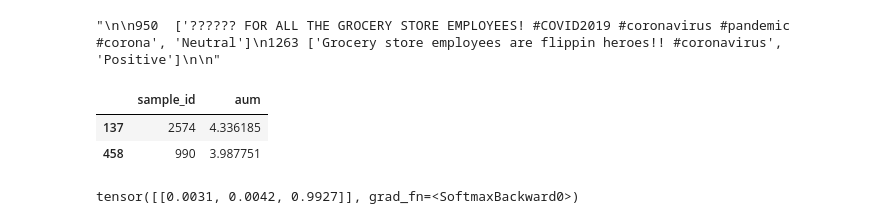
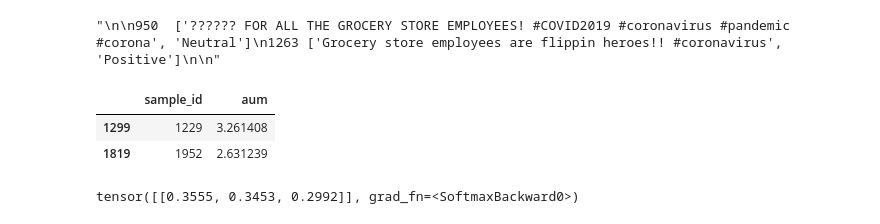
Before and after one commit to sinanuozdemir/oreilly-transformers-nlp-mlops, a Jupyter notebook: notebooks/data_cleaning.ipynb, the cells around one changed output. Cells and saved outputs as stored; diff of their text form; code cells hidden in the pictures.

```diff
--- a/notebooks/data_cleaning.ipynb
+++ b/notebooks/data_cleaning.ipynb
@@ -270,17 +270,17 @@ Highlighting a particular pair
 "\n\n950  ['?????? FOR ALL THE GROCERY STORE EMPLOYEES! #COVID2019 #coronavirus #pandemic #corona', 'Neutral']\n1263 ['Grocery store employees are flippin heroes!! #coronavirus', 'Positive']\n\n"
 # %%
 # AUM says they are both just fine
-aum_values[aum_values['sample_id'].isin((990, 2574))]
+aum_values[aum_values['sample_id'].isin((1229, 1952))]
 # %% [output]
 |  | sample_id | aum |
-| 137 | 2574 | 4.336185 |
-| 458 | 990 | 3.987751 |
+| 1299 | 1229 | 3.261408 |
+| 1819 | 1952 | 2.631239 |
 # %%
-# Our model is VERY confident in it's predictions
+# Our model is not very confident in its predictions
 Softmax()(sequence_classification_model(**bert_tokenizer(
-    clean_tweet('#Scammers are taking advantage of fears surrounding the #Coronavirus. Here are some tips to help you keep the scammers at bay:  https://t.co/fcIYjG2TjC')
+    clean_tweet('ICYMI Police officers handed out rolls of toilet paper at a Sydney supermarket to try to calm shoppers who are panic buying during the epidemic')
 , return_tensors='pt')).logits)
 # %% [output]
-tensor([[0.0031, 0.0042, 0.9927]], grad_fn=<SoftmaxBackward0>)
+tensor([[0.3555, 0.3453, 0.2992]], grad_fn=<SoftmaxBackward0>)
 # %%
 # Our model may be overfitting to particular vocabulary terms making it harder to predict unseen data
```
Also changed, not shown: parts of 1 cell of this notebook, 5 other files.
